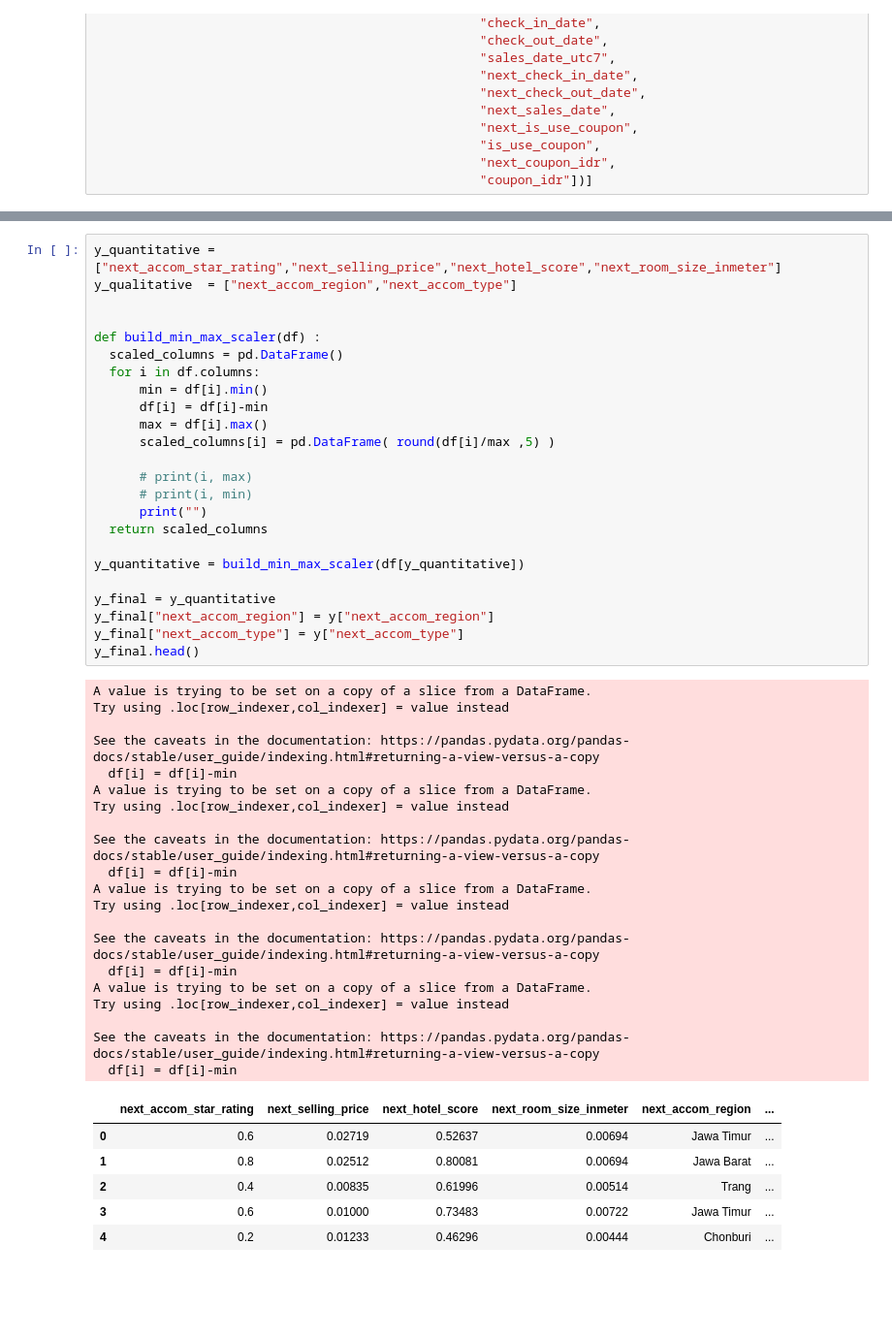
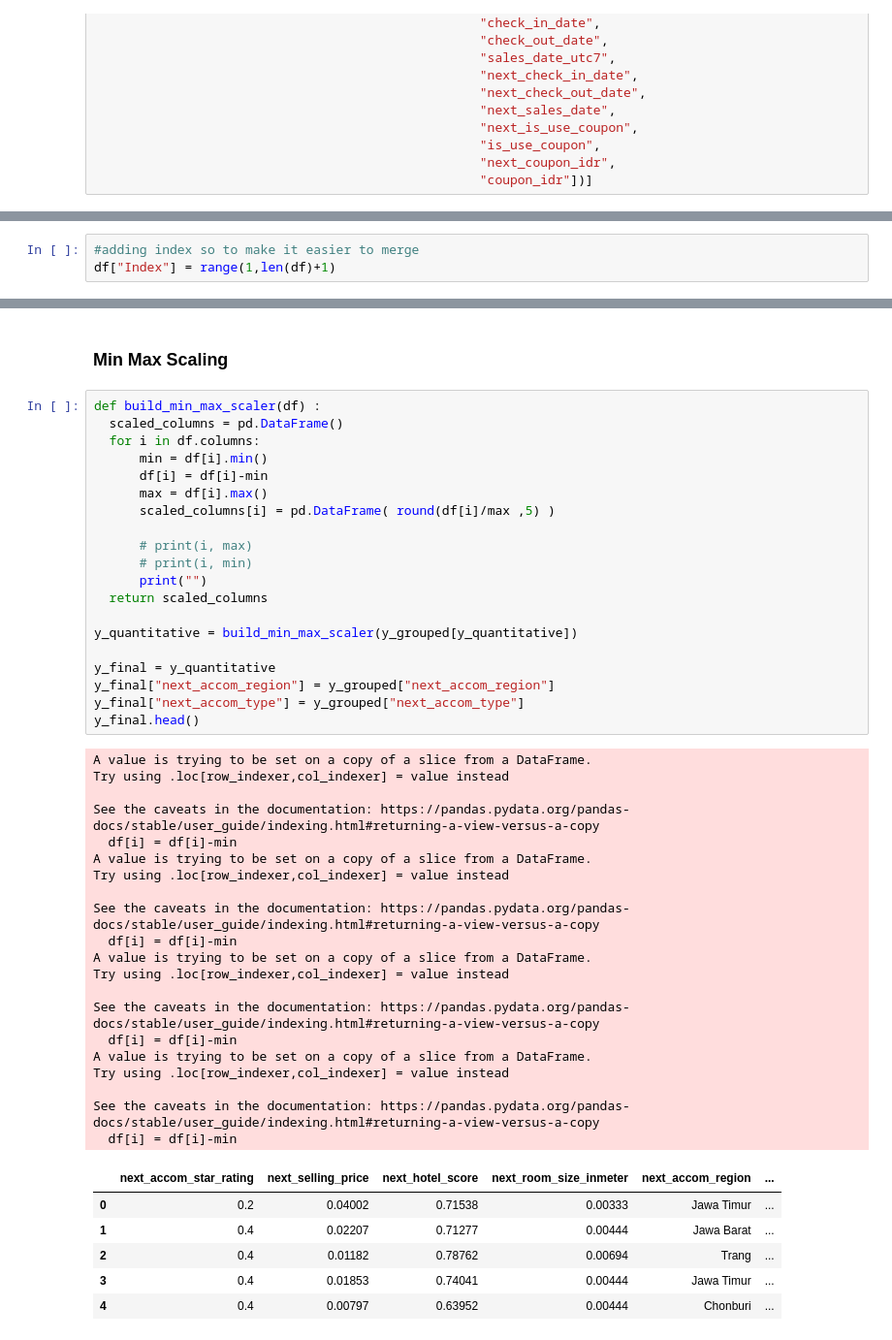
Before and after one commit to Modequick/Machine-Learning-Project, a Jupyter notebook: Skripsi_2_0.ipynb, the cells around one changed output, grey strips where cells are left out. Shown at 97% size. Saved outputs shown, nothing was run; the diff lists cells and outputs as text; blank space fills up the shorter version.

```diff
--- a/Skripsi_2_0.ipynb
+++ b/Skripsi_2_0.ipynb
@@ -163 +147,4 @@ df
+# %%
+#adding index so to make it easier to merge
+df["Index"] = range(1,len(df)+1)
 # %%
@@ -210,8 +255,6 @@ y.head()
+# %% [markdown]
+### Min Max Scaling
 # %%
-y_quantitative = ["next_accom_star_rating","next_selling_price","next_hotel_score","next_room_size_inmeter"]
-y_qualitative  = ["next_accom_region","next_accom_type"]
-
-
 def build_min_max_scaler(df) :
   scaled_columns = pd.DataFrame()
   for i in df.columns:
@@ -223,38 +266,38 @@ def build_min_max_scaler(df) :
       # print(i, max)
       # print(i, min)
       print("")
   return scaled_columns
 
-y_quantitative = build_min_max_scaler(df[y_quantitative])
+y_quantitative = build_min_max_scaler(y_grouped[y_quantitative])
 
 y_final = y_quantitative
-y_final["next_accom_region"] = y["next_accom_region"]
-y_final["next_accom_type"] = y["next_accom_type"]
+y_final["next_accom_region"] = y_grouped["next_accom_region"]
+y_final["next_accom_type"] = y_grouped["next_accom_type"]
 y_final.head()
 # %% [output]
 A value is trying to be set on a copy of a slice from a DataFrame.
 Try using .loc[row_indexer,col_indexer] = value instead
 
 See the caveats in the documentation: https://pandas.pydata.org/pandas-docs/stable/user_guide/indexing.html#returning-a-view-versus-a-copy
   df[i] = df[i]-min
 A value is trying to be set on a copy of a slice from a DataFrame.
 Try using .loc[row_indexer,col_indexer] = value instead
 
 See the caveats in the documentation: https://pandas.pydata.org/pandas-docs/stable/user_guide/indexing.html#returning-a-view-versus-a-copy
   df[i] = df[i]-min
 A value is trying to be set on a copy of a slice from a DataFrame.
 Try using .loc[row_indexer,col_indexer] = value instead
 
 See the caveats in the documentation: https://pandas.pydata.org/pandas-docs/stable/user_guide/indexing.html#returning-a-view-versus-a-copy
   df[i] = df[i]-min
 A value is trying to be set on a copy of a slice from a DataFrame.
 Try using .loc[row_indexer,col_indexer] = value instead
 
 See the caveats in the documentation: https://pandas.pydata.org/pandas-docs/stable/user_guide/indexing.html#returning-a-view-versus-a-copy
   df[i] = df[i]-min
 |  | next_accom_star_rating | next_selling_price | next_hotel_score | next_room_size_inmeter | next_accom_region | ... |
-| 0 | 0.6 | 0.02719 | 0.52637 | 0.00694 | Jawa Timur | ... |
-| 1 | 0.8 | 0.02512 | 0.80081 | 0.00694 | Jawa Barat | ... |
-| 2 | 0.4 | 0.00835 | 0.61996 | 0.00514 | Trang | ... |
-| 3 | 0.6 | 0.01000 | 0.73483 | 0.00722 | Jawa Timur | ... |
-| 4 | 0.2 | 0.01233 | 0.46296 | 0.00444 | Chonburi | ... |
+| 0 | 0.2 | 0.04002 | 0.71538 | 0.00333 | Jawa Timur | ... |
+| 1 | 0.4 | 0.02207 | 0.71277 | 0.00444 | Jawa Barat | ... |
+| 2 | 0.4 | 0.01182 | 0.78762 | 0.00694 | Trang | ... |
+| 3 | 0.4 | 0.01853 | 0.74041 | 0.00444 | Jawa Timur | ... |
+| 4 | 0.4 | 0.00797 | 0.63952 | 0.00444 | Chonburi | ... |
```
Also changed, not shown: parts of 20 cells of this notebook.
